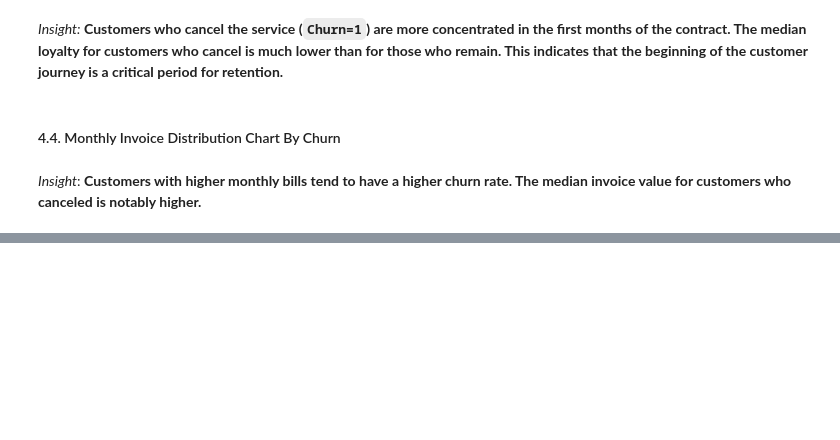
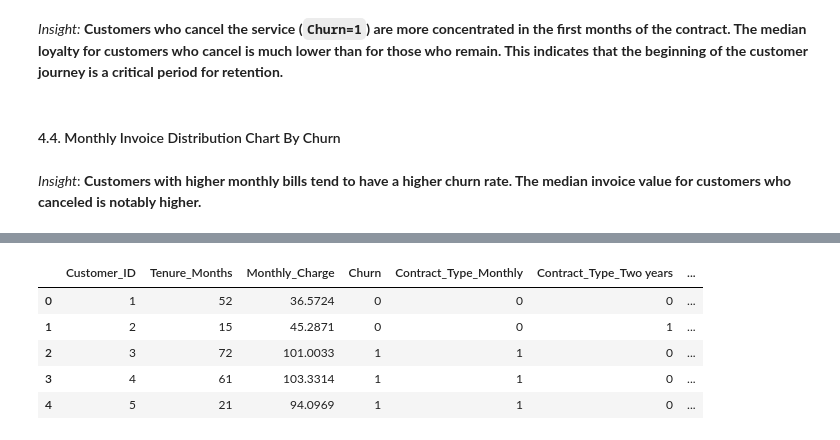
Before and after one commit to MaykInvest/Telecom-Customer-Churn-Analysis, a Jupyter notebook: analysis.ipynb, the cells around one changed output, grey strips where cells are left out. Cells and saved outputs as stored; diff of their text form; code cells hidden in the pictures; blank space fills up the shorter version.

Commit message:
preparing the data for statistical modeling

```diff
--- a/analysis.ipynb
+++ b/analysis.ipynb
@@ -370,0 +401,6 @@ _Insight_: **Customers with higher monthly bills tend to have a higher churn rat
+# %%
+# Data preparation
+# Convert categorical variables to dummy variables (0 or 1)
+# Added the dtype=int parameter to ensure that the new columns are numeric
+
+df_model = pd.get_dummies(df, columns = ['Contract_Type', 'Internet_Service'], drop_first = True, dtype = int)
@@ -370,0 +421,9 @@ _Insight_: **Customers with higher monthly bills tend to have a higher churn rat
+# %%
+df_model.head()
+# %% [output]
+|  | Customer_ID | Tenure_Months | Monthly_Charge | Churn | Contract_Type_Monthly | Contract_Type_Two years | ... |
+| 0 | 1 | 52 | 36.5724 | 0 | 0 | 0 | ... |
+| 1 | 2 | 15 | 45.2871 | 0 | 0 | 1 | ... |
+| 2 | 3 | 72 | 101.0033 | 1 | 1 | 0 | ... |
+| 3 | 4 | 61 | 103.3314 | 1 | 1 | 0 | ... |
+| 4 | 5 | 21 | 94.0969 | 1 | 1 | 0 | ... |
```
Also changed, not shown: parts of 6 cells of this notebook.
